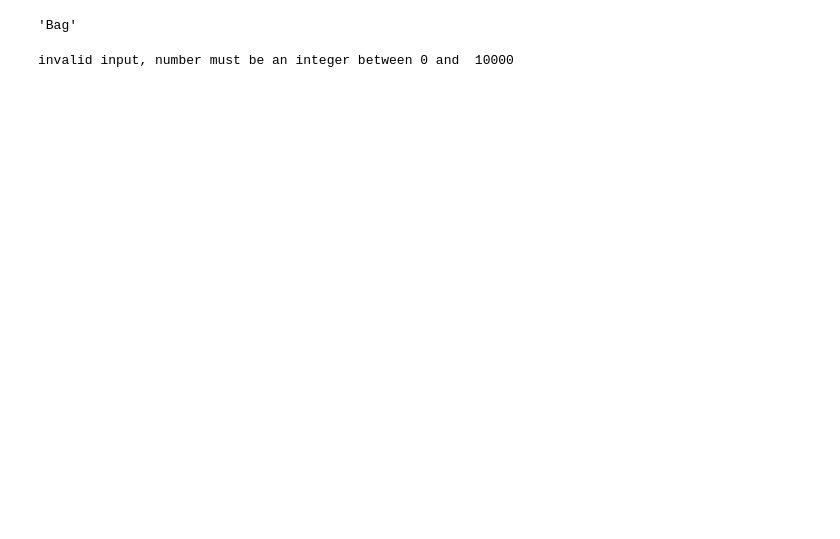
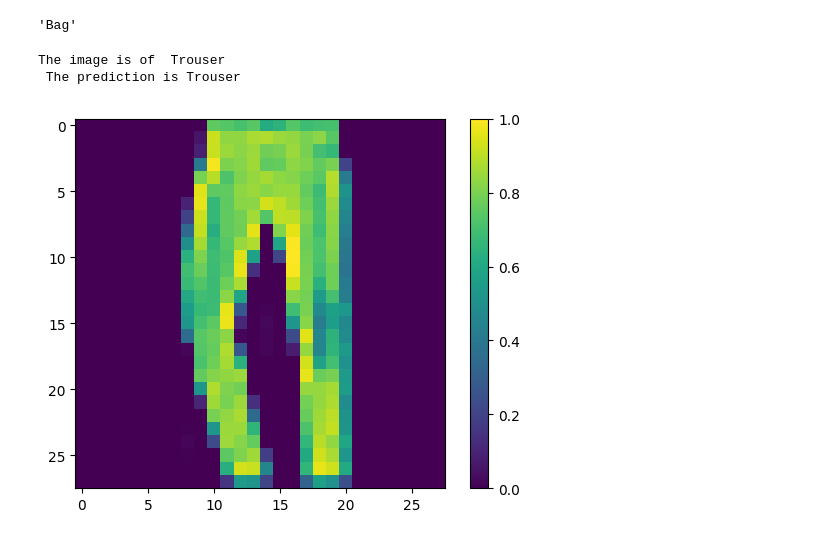
Before and after one commit to bidusi/Machine-Learning-with-Python, a Jupyter notebook: 04 neural_network(NN).ipynb, the cells around one changed output. Saved outputs shown, nothing was run; the diff lists cells and outputs as text; code cells hidden in the pictures; blank space fills up the shorter version.

```diff
--- a/04 neural_network(NN).ipynb
+++ b/04 neural_network(NN).ipynb
@@ -135,15 +144,17 @@ class_names[np.argmax(predictions[8888])]
 # %% [output]
 'Bag'
 # %%
-data_number = input('Enter index no of test data')
+data_number = int(input('Enter index no of test data'))
 if isinstance(data_number,int):
     if data_number >= 0 and data_number <= test_images.shape[0]:
         num= np.argmax(predictions[int(data_number)])
         predicted = class_names[num]
         real = class_names[test_labels[data_number]]
         print('The image is of ', real,'\n The prediction is', predicted,'\n')
         show_image(test_images[data_number])
 else:
     print('invalid input, number must be an integer between 0 and ', test_images.shape[0])
 # %% [output]
-invalid input, number must be an integer between 0 and  10000
+The image is of  Trouser
+ The prediction is Trouser
+[figure, added]
```
Also changed, not shown: parts of 4 cells of this notebook, 4 other files.
